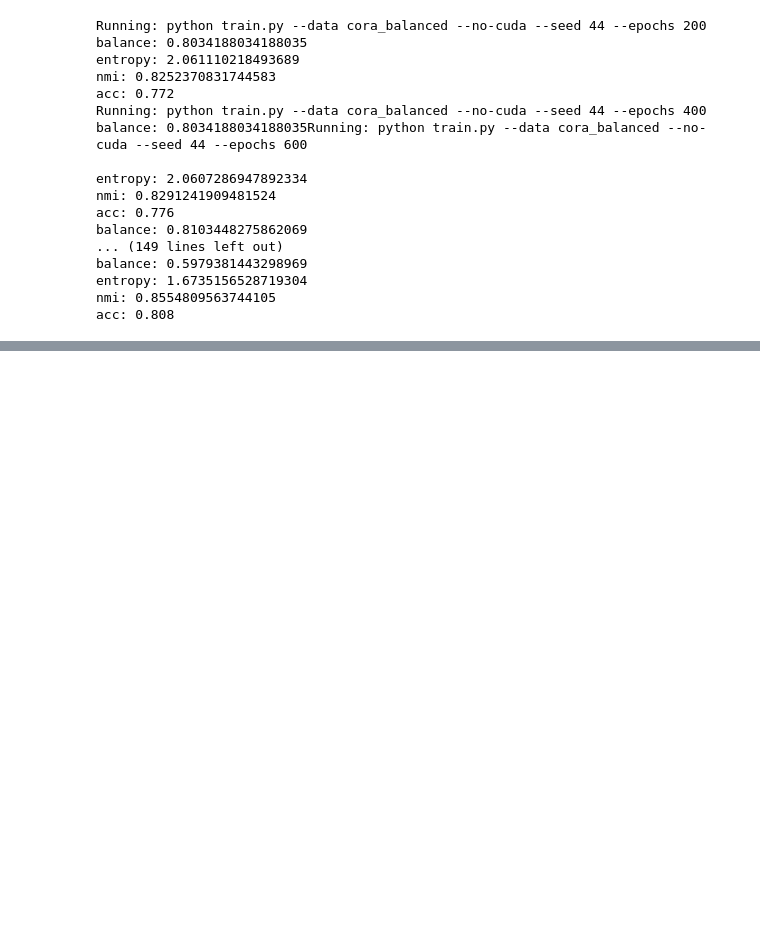
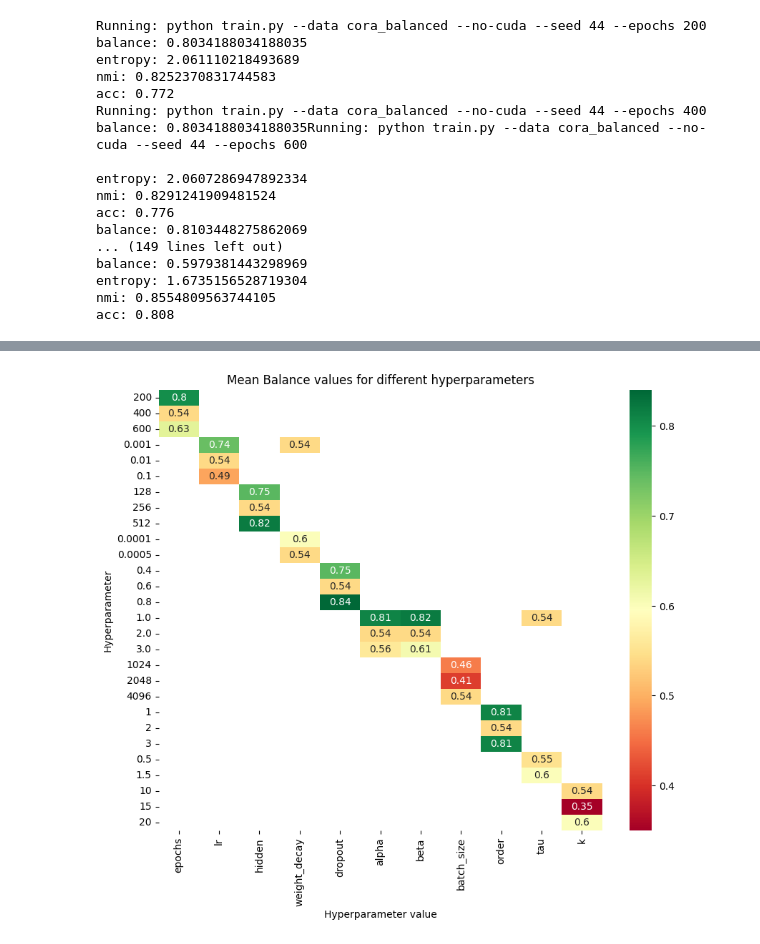
Before and after one commit to iasonsky/Repro-RobustFairClustering, a Jupyter notebook: Fair-Clustering-Codebase/Consensus-Fair-Clustering/ablation_hyperparameter.ipynb, the cells around one changed output, grey strips where cells are left out. Saved outputs shown, nothing was run; the diff lists cells and outputs as text; code cells hidden in the pictures; blank space fills up the shorter version.

```diff
--- a/Fair-Clustering-Codebase/Consensus-Fair-Clustering/ablation_hyperparameter.ipynb
+++ b/Fair-Clustering-Codebase/Consensus-Fair-Clustering/ablation_hyperparameter.ipynb
@@ -178,0 +810,30 @@ acc: 0.808
+# %%
+import seaborn as sns
+import pandas as pd
+import matplotlib.pyplot as plt
+
+data = {}
+for key in grouped_results:
+    if 'weight_decay' in key:
+        _, _, value = key.split('_')
+        hyperparam = 'weight_decay'
+    elif 'batch_size' in key:
+        _, _, value = key.split('_')
+        hyperparam = 'batch_size'
+    else:
+        hyperparam, value = key.split('_')
+    if hyperparam not in data:
+        data[hyperparam] = {}
+    mean_balance = round(sum(grouped_results[key]['balance']) / len(grouped_results[key]['balance']), 2)
+    data[hyperparam][value] = mean_balance
+
+df = pd.DataFrame(data)
+
+plt.figure(figsize=(10, 8))
+sns.heatmap(df, annot=df, cmap='RdYlGn', fmt='g')
+plt.title('Mean Balance values for different hyperparameters')
+plt.xlabel('Hyperparameter value')
+plt.ylabel('Hyperparameter')
+plt.show()
+# %% [output]
+[figure, added]
```
Also changed, not shown: parts of 6 cells of this notebook, 4 other files.
